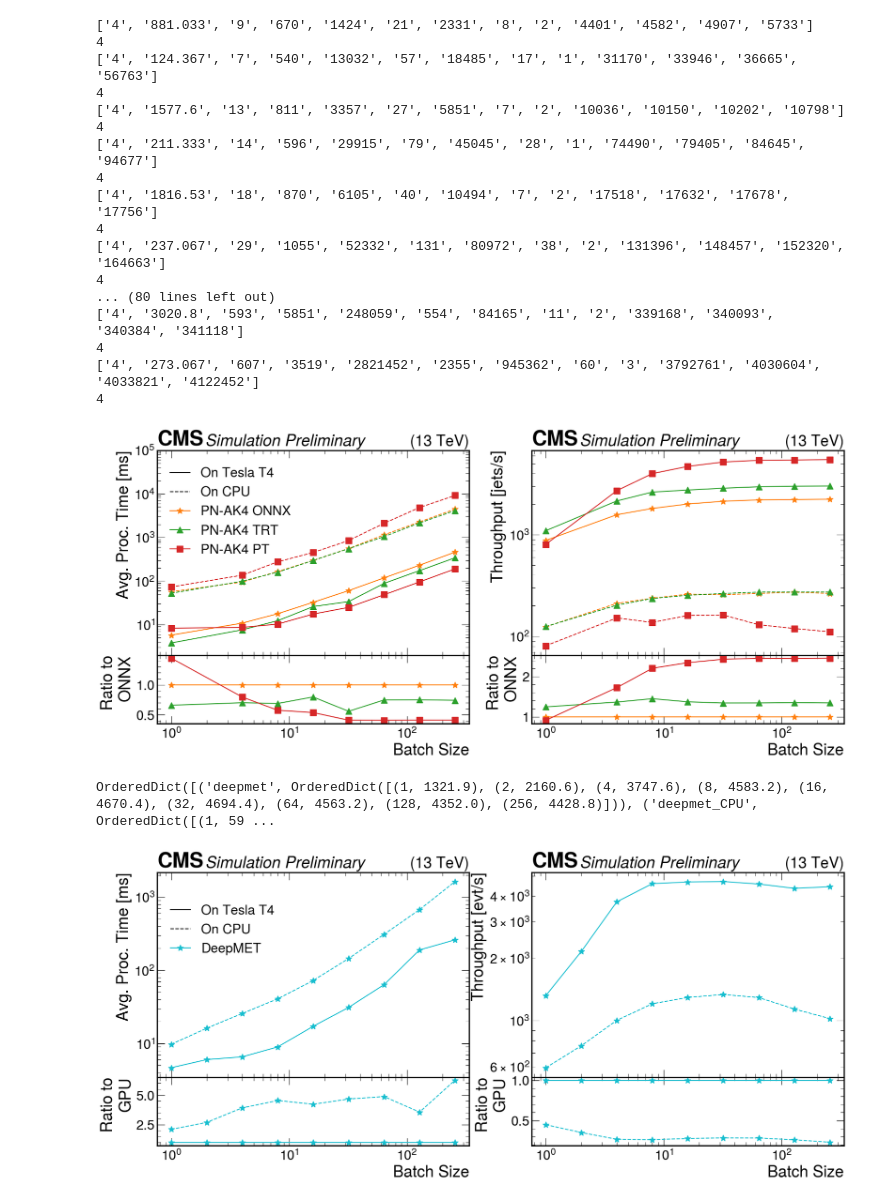
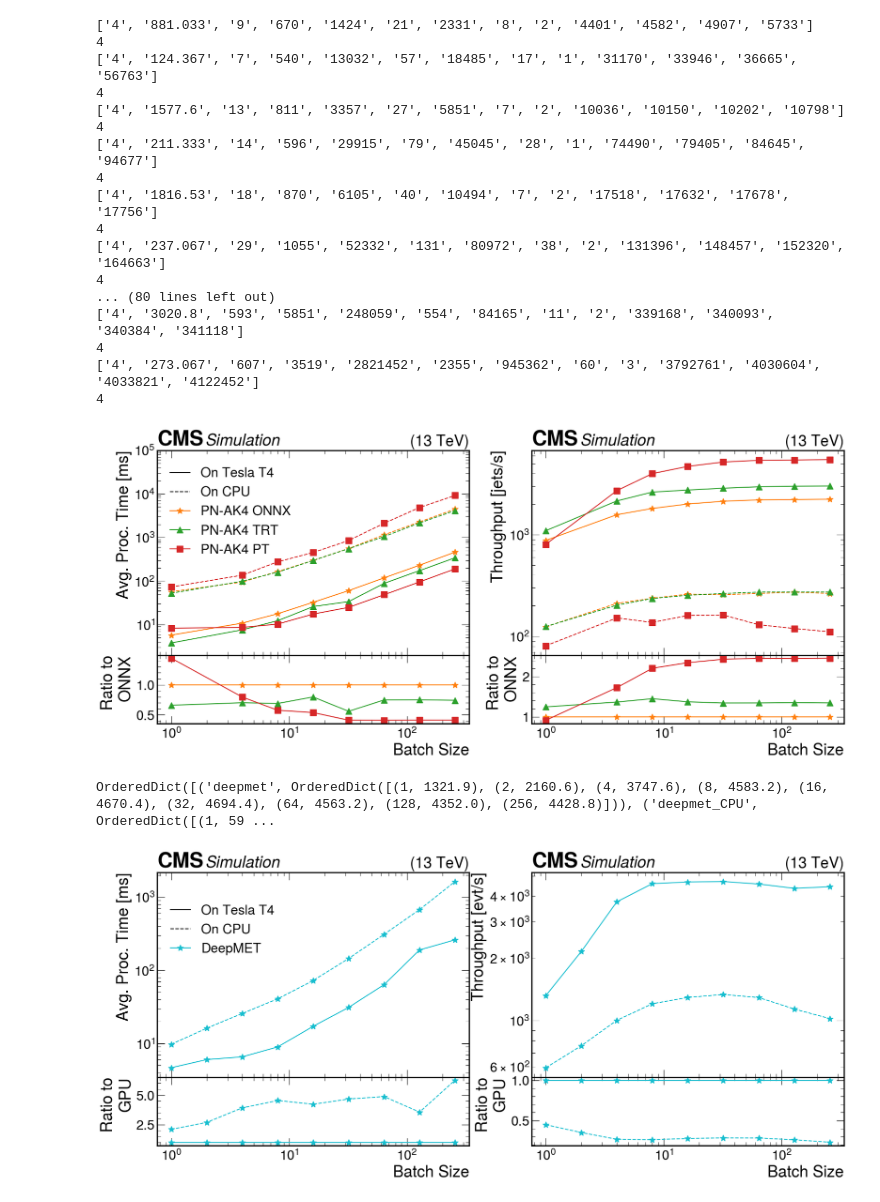
Before and after one commit to yongbinfeng/SONIC_miniAOD_paper_2022, a Jupyter notebook: Models_perf_analyzer_plots.ipynb, the cells around one changed output. Cells and saved outputs as stored; diff of their text form; code cells hidden in the pictures.

Commit message:
update to cms simulation, remove preliminary; fix some other keynote plots

```diff
--- a/Models_perf_analyzer_plots.ipynb
+++ b/Models_perf_analyzer_plots.ipynb
@@ -119,36 +119,38 @@ def Plot(models, outputname):
     axs[0, 1].set_xticklabels([])
     axs[0, 1].set_xscale('log')
     #axs[0, 1].legend()
 
     #hep.cms.label(label='Simulation', loc=0)
-    hep.cms.label(label='Preliminary', loc=0, ax=axs[0,0])
-    hep.cms.label(label='Preliminary', loc=0, ax=axs[0,1])
+    #hep.cms.label(label='Preliminary', loc=0, ax=axs[0,0])
+    #hep.cms.label(label='Preliminary', loc=0, ax=axs[0,1])
+    hep.cms.label(loc=0, ax=axs[0,0])
+    hep.cms.label(loc=0, ax=axs[0,1])
     #hep.cms.lumitext(text='Simulation', ax=None, fontname=None, fontsize=None)
 
     fig.subplots_adjust(hspace=0)
     fig.savefig(folder+f"{outputname}.png")
     fig.savefig(folder+f"{outputname}.pdf")
 Plot(['particlenet_AK4', 'particlenet_AK4_TRT', 'particlenet_AK4_PT', 'particlenet_AK4_CPU', 'particlenet_AK4_TRT_CPU', 'particlenet_AK4_PT_CPU'], 'latencies_throughputs_pn')
 #Plot(['particlenet_AK4', 'particlenet_AK4_PT'], 'Test')
 # %% [output]
 ['4', '881.033', '9', '670', '1424', '21', '2331', '8', '2', '4401', '4582', '4907', '5733']
 4
 ['4', '124.367', '7', '540', '13032', '57', '18485', '17', '1', '31170', '33946', '36665', '56763']
 4
 ['4', '1577.6', '13', '811', '3357', '27', '5851', '7', '2', '10036', '10150', '10202', '10798']
 4
 ['4', '211.333', '14', '596', '29915', '79', '45045', '28', '1', '74490', '79405', '84645', '94677']
 4
 ['4', '1816.53', '18', '870', '6105', '40', '10494', '7', '2', '17518', '17632', '17678', '17756']
 4
 ['4', '237.067', '29', '1055', '52332', '131', '80972', '38', '2', '131396', '148457', '152320', '164663']
 4
 ... (80 lines left out)
 ['4', '3020.8', '593', '5851', '248059', '554', '84165', '11', '2', '339168', '340093', '340384', '341118']
 4
 ['4', '273.067', '607', '3519', '2821452', '2355', '945362', '60', '3', '3792761', '4030604', '4033821', '4122452']
 4
-[figure, old version]
+[figure, new version]
 # %%
 throughputs = OrderedDict()
 latencys = OrderedDict()
@@ -254,8 +256,10 @@ def Plot(models, outputname):
     #axs[0, 1].legend()
 
     #hep.cms.label(label='Simulation', loc=0)
-    hep.cms.label(label='Preliminary', loc=0, ax=axs[0,0])
-    hep.cms.label(label='Preliminary', loc=0, ax=axs[0,1])
+    #hep.cms.label(label='Preliminary', loc=0, ax=axs[0,0])
+    #hep.cms.label(label='Preliminary', loc=0, ax=axs[0,1])
+    hep.cms.label(loc=0, ax=axs[0,0])
+    hep.cms.label(loc=0, ax=axs[0,1])
     #hep.cms.lumitext(text='Simulation', ax=None, fontname=None, fontsize=None)
 
     fig.subplots_adjust(hspace=0)
@@ -264,7 +268,7 @@ def Plot(models, outputname):
 Plot(['deepmet', 'deepmet_CPU'], 'latencies_throughputs_deepmet')
 # %% [output]
 OrderedDict([('deepmet', OrderedDict([(1, 1321.9), (2, 2160.6), (4, 3747.6), (8, 4583.2), (16, 4670.4), (32, 4694.4), (64, 4563.2), (128, 4352.0), (256, 4428.8)])), ('deepmet_CPU', OrderedDict([(1, 59 ...
-[figure, old version]
+[figure, new version]
 # %%
 throughputs = OrderedDict()
 latencys = OrderedDict()
```
Also changed, not shown: parts of 2 cells of this notebook, 6 other files.
